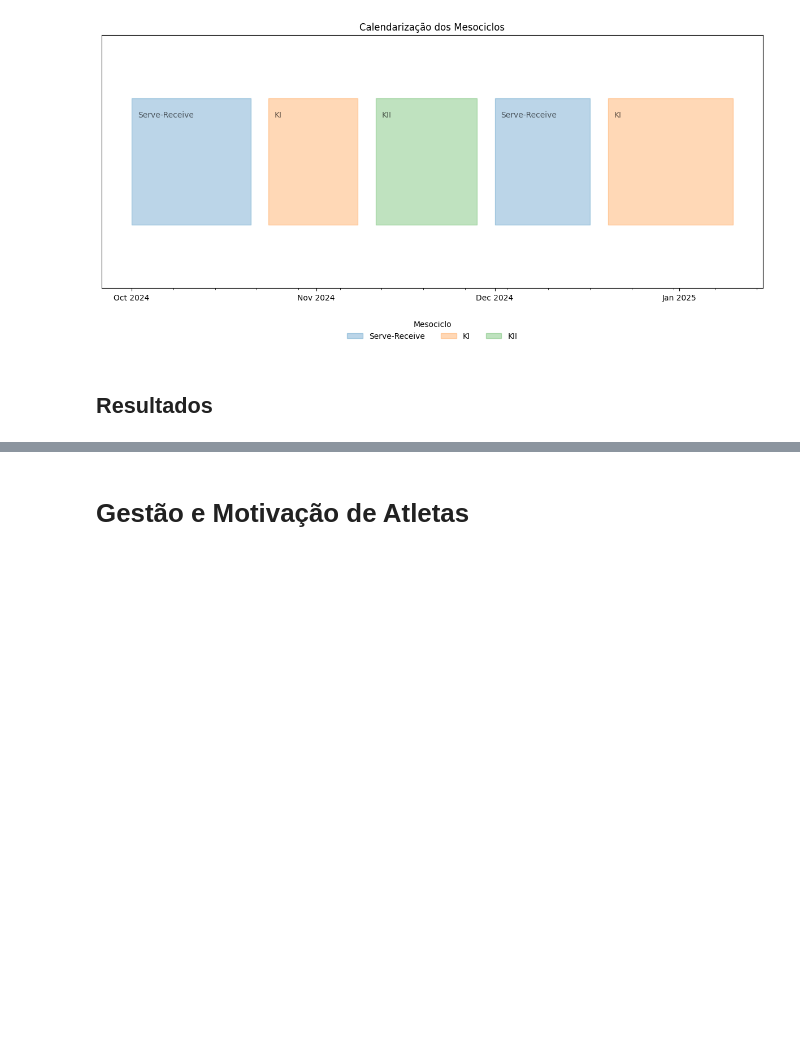
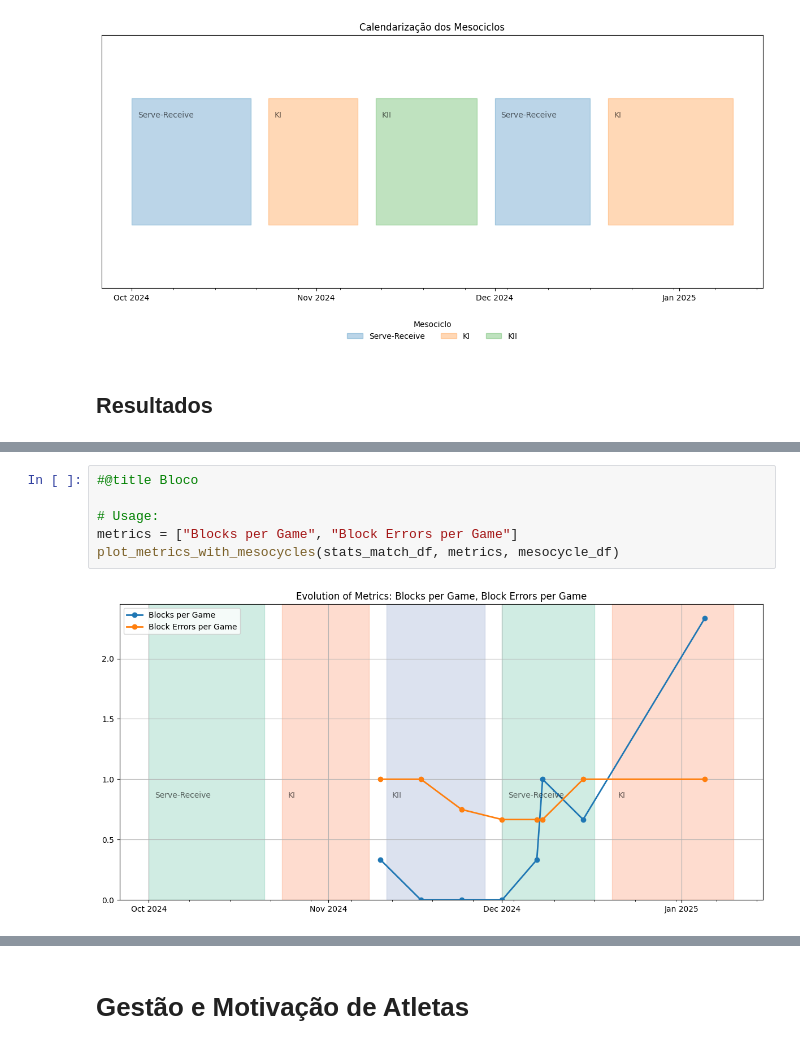
Before and after one commit to pmalves/coach-report-lv1, a Jupyter notebook: Dossier_de_Estágio_Pedro_Alves.ipynb, the cells around one changed output, grey strips where cells are left out. Saved outputs shown, nothing was run; the diff lists cells and outputs as text; blank space fills up the shorter version.

```diff
--- a/Dossier_de_Estágio_Pedro_Alves.ipynb
+++ b/Dossier_de_Estágio_Pedro_Alves.ipynb
@@ -840,0 +1001,8 @@ Vamos agora tentar entender a evolução de métricas específicas do jogo, prin
+# %%
+#@title Bloco
+
+# Usage:
+metrics = ["Blocks per Game", "Block Errors per Game"]
+plot_metrics_with_mesocycles(stats_match_df, metrics, mesocycle_df)
+# %% [output]
+[figure, added]
```
Also changed, not shown: parts of 11 cells of this notebook.
